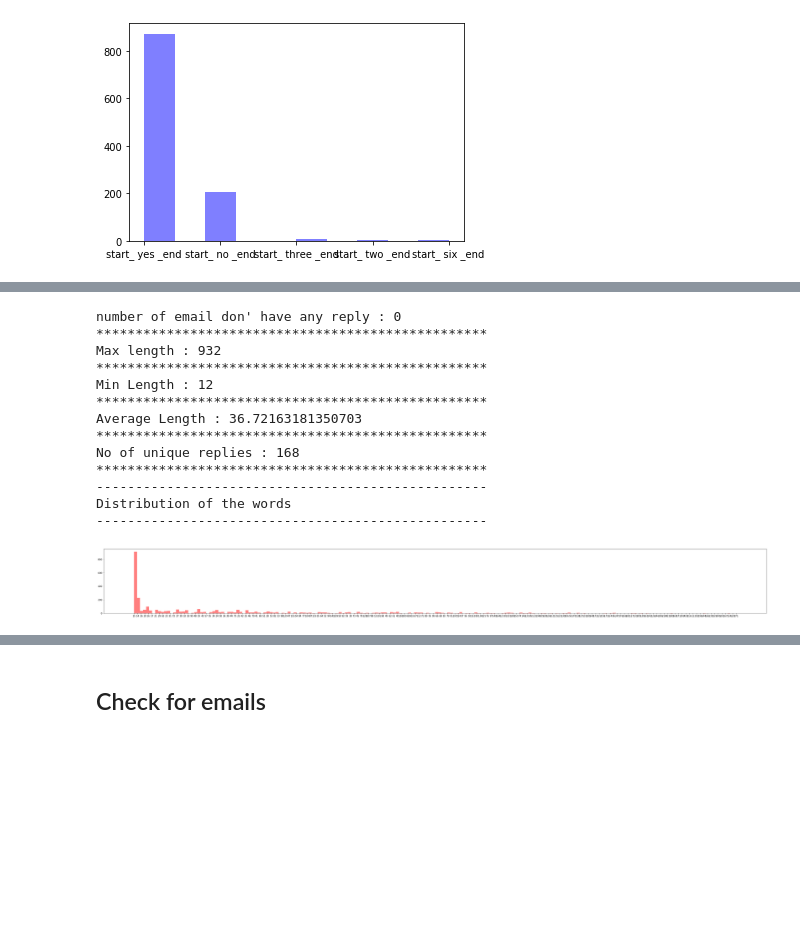
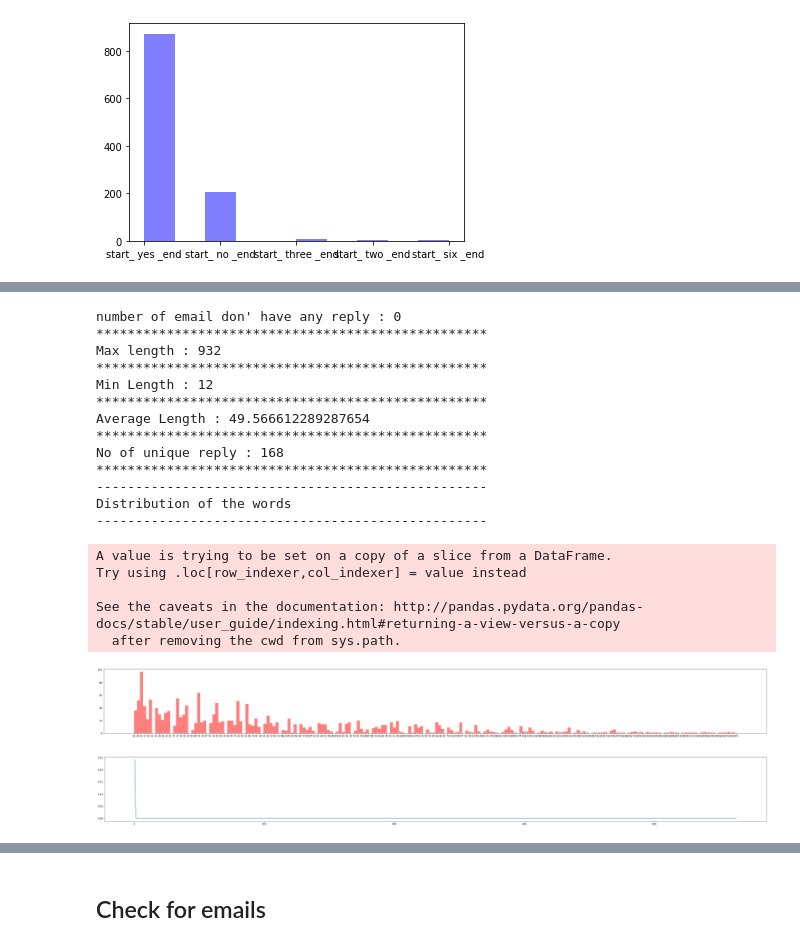
Before and after one commit to yatindma/Automated-Response-Suggestion-for-Email, a Jupyter notebook: Smart_Gmail_Reply.ipynb, the cells around one changed output, grey strips where cells are left out. Cells and saved outputs as stored; diff of their text form; code cells hidden in the pictures; blank space fills up the shorter version.

```diff
--- a/Smart_Gmail_Reply.ipynb
+++ b/Smart_Gmail_Reply.ipynb
@@ -284,0 +234,7 @@ From the above graph we can observe that
+# %%
+#drop the yes/no response from
+temp_df_wo_yes = data[data['reply'] != 'start_ yes _end']
+temp_df_wo_no_yes = temp_df_wo_yes[temp_df_wo_yes['reply'] != 'start_ no _end']
+# %%
+temp_df_w_yes = data[data['reply'] == 'start_ yes _end']
+temp_df_w_no = data[data['reply'] == 'start_ no _end']
@@ -284,0 +248,9 @@ From the above graph we can observe that
+# %%
+#We'll taek only 100 responses with yes and 100 with no
+yes_df = temp_df_w_yes[:100]
+no_df = temp_df_w_no[:100]
+# %%
+#Appending 100 yes and 100 no replies data
+temp_df_wo_no_yes.append(yes_df, ignore_index=True)
+temp_df_wo_no_yes.append(no_df, ignore_index=True)
+data = temp_df_wo_no_yes
@@ -285,22 +266,22 @@ From the above graph we can observe that
 # %%
 import matplotlib
 matplotlib.rc('figure', figsize=[50,5])
-#Getting the length of each french
-data["french Length"]= data["french"].str.len()
-len_frenchs = data["french Length"].values
+#Getting the length of each reply
+data["reply Length"]= data["reply"].str.len()
+len_reply = data["reply Length"].values
 
 #converting datatype to string
 len_str_arr = []
-for num in len_frenchs:
+for num in len_reply:
   len_str_arr.append(str(num))
 
 no_reply_counter = 0
-for num in len_frenchs:
+for num in len_reply:
   if num == 0:
     no_reply_counter += 1
 
 temp_arr = []
-for indx in len_frenchs:
+for indx in len_reply:
   if indx == 0:
     continue
   else:
@@ -311,43 +292,48 @@ print(no_reply_counter)
 print('*' * 50)
 
 print('Max length', end = ' : ')
-print(max(list(len_frenchs)))
+print(max(list(len_reply)))
 print('*' * 50)
 
 print('Min Length', end = ' : ')
 print(min(list(temp_arr)))
 print('*' * 50)
 
 print("Average Length", end = ' : ')
-print((sum(list(len_frenchs)))/(len(list(len_frenchs))))
+print((sum(list(len_reply)))/(len(list(len_reply))))
 print('*' * 50)
 
-print("No of unique replies", end = ' : ')
-print(len(list(set(len_frenchs))))
+print("No of unique reply", end = ' : ')
+print(len(list(set(len_reply))))
 print('*' * 50)
 
 
 print('-' * 50)
 print("Distribution of the words")
 print('-' * 50)
 
 plt.hist(len_str_arr, 200,
          histtype='bar',
          facecolor='r',
          alpha=0.5)
 plt.show()
 # %% [output]
 number of email don' have any reply : 0
 **************************************************
 Max length : 932
 **************************************************
 Min Length : 12
 **************************************************
-Average Length : 36.72163181350703
+Average Length : 49.566612289287654
 **************************************************
-No of unique replies : 168
+No of unique reply : 168
 **************************************************
 --------------------------------------------------
 Distribution of the words
 --------------------------------------------------
+A value is trying to be set on a copy of a slice from a DataFrame.
+Try using .loc[row_indexer,col_indexer] = value instead
+
+See the caveats in the documentation: http://pandas.pydata.org/pandas-docs/stable/user_guide/indexing.html#returning-a-view-versus-a-copy
+  after removing the cwd from sys.path.
-[figure, old version]
+[figure, new version]
@@ -355,0 +340,14 @@ Distribution of the words
+# %%
+import numpy as np
+import scipy
+import matplotlib.pyplot as plt
+import seaborn as sns
+
+x = len_arr # generate samples from normal distribution (discrete data)
+norm_cdf = scipy.stats.norm.pdf(x) # calculate the cdf - also discrete
+
+# plot the cdf
+sns.lineplot(x=x, y=norm_cdf)
+plt.show()
+# %% [output]
+[figure, added]
```
Also changed, not shown: parts of 141 cells of this notebook.
